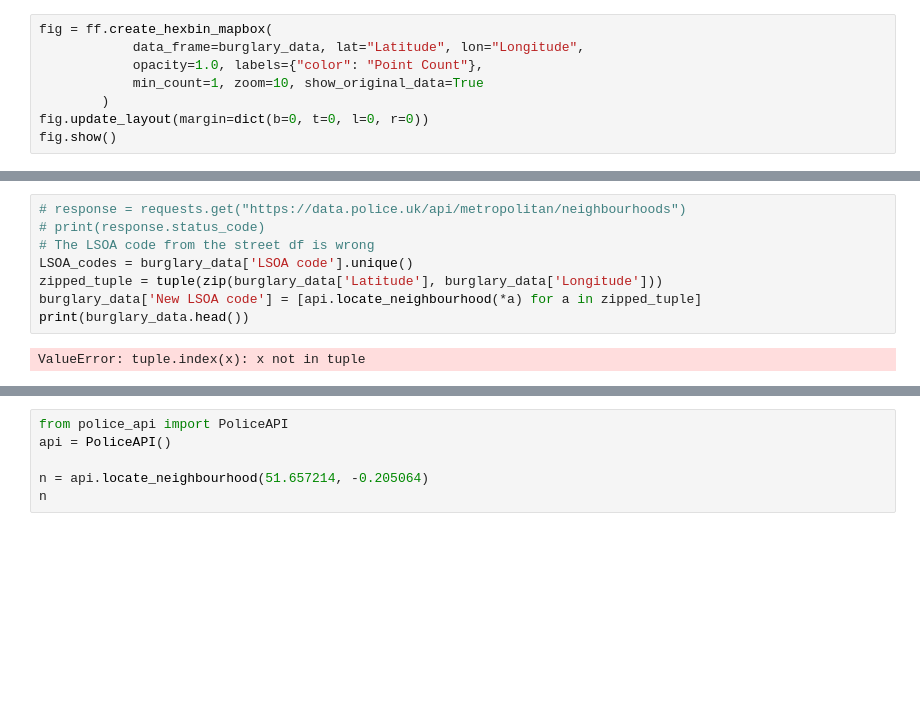
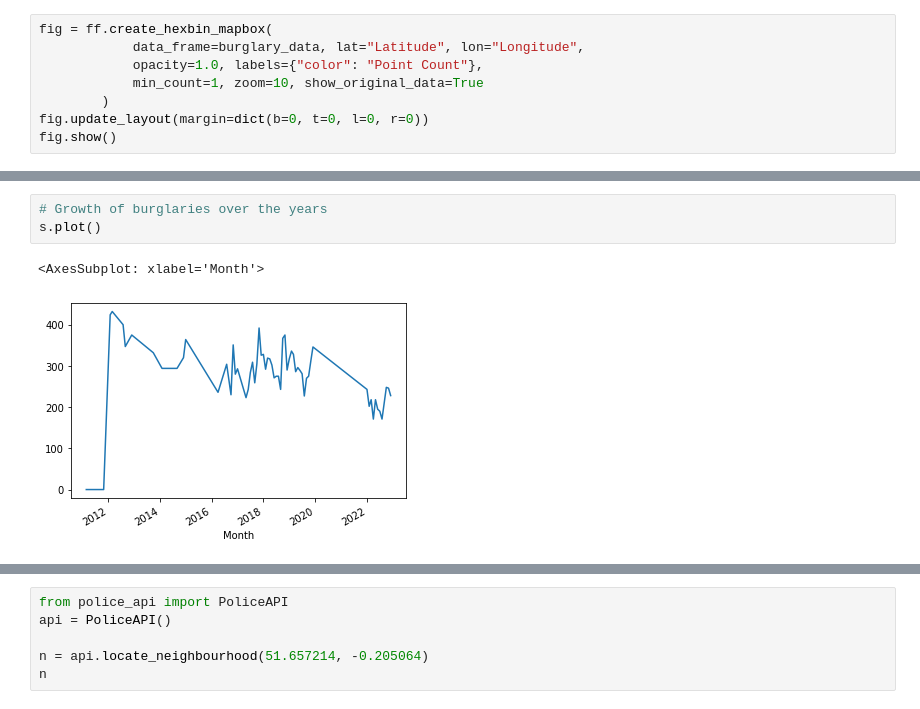
Before and after one commit to isavgt/JBG050-group11, a Jupyter notebook: datasetsexploration.ipynb, the cells around one changed output, grey strips where cells are left out. Saved outputs shown, nothing was run; the diff lists cells and outputs as text; blank space fills up the shorter version.

```diff
--- a/datasetsexploration.ipynb
+++ b/datasetsexploration.ipynb
@@ -186,10 +95,6 @@ Test RMSE: 43.175
-# %%
-# response = requests.get("https://data.police.uk/api/metropolitan/neighbourhoods")
-# print(response.status_code)
-# The LSOA code from the street df is wrong
-LSOA_codes = burglary_data['LSOA code'].unique()
-zipped_tuple = tuple(zip(burglary_data['Latitude'], burglary_data['Longitude']))
-burglary_data['New LSOA code'] = [api.locate_neighbourhood(*a) for a in zipped_tuple]
-print(burglary_data.head())
-# %% [output]
-ValueError: tuple.index(x): x not in tuple
+# %%
+# Growth of burglaries over the years
+s.plot()
+# %% [output]
+<AxesSubplot: xlabel='Month'>
+[figure, added]
```
Also changed, not shown: parts of 11 cells of this notebook.
